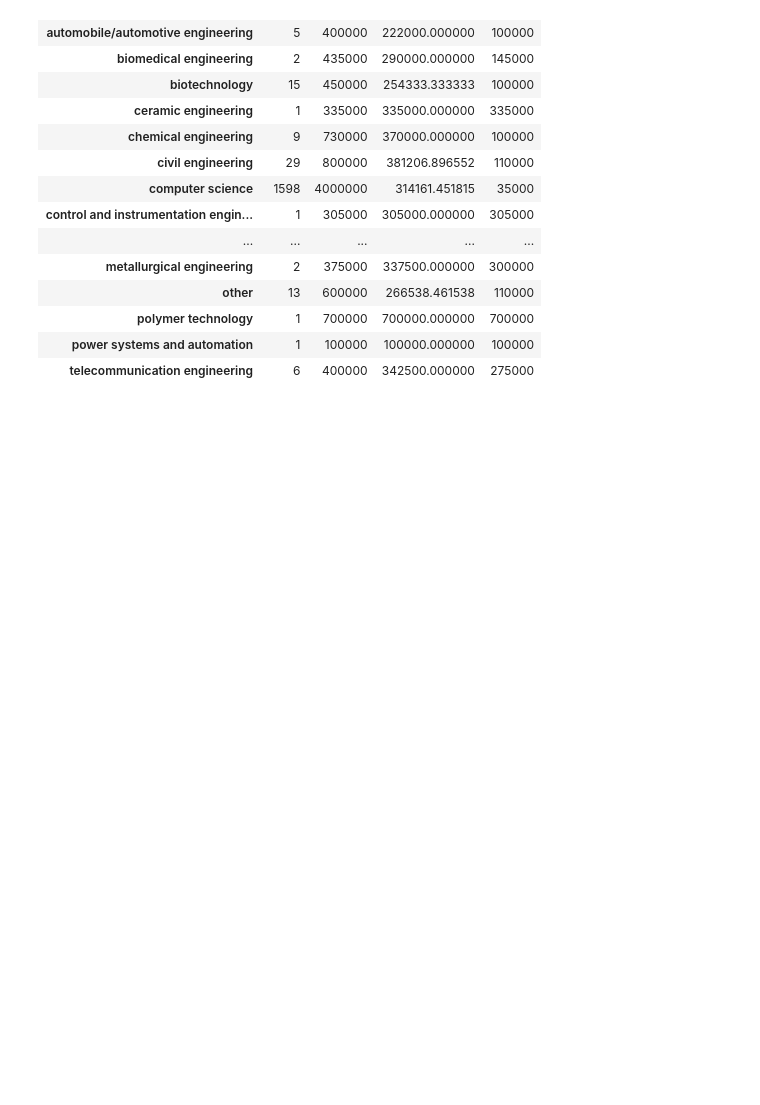
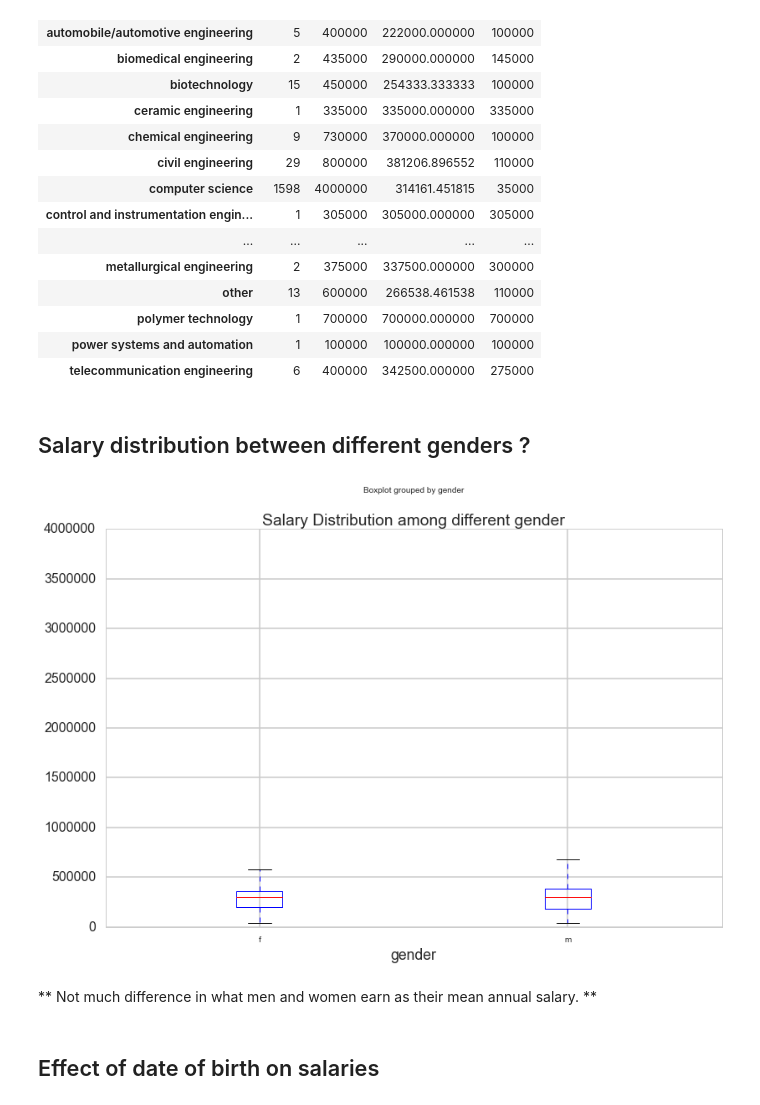
Before and after one commit to numb3r33/CoDS2016, a Jupyter notebook: CODS2016.ipynb, the cells around one changed output. Cells and saved outputs as stored; diff of their text form; code cells hidden in the pictures; blank space fills up the shorter version.

Commit message:
Explore relationship among other fields.

```diff
--- a/CODS2016.ipynb
+++ b/CODS2016.ipynb
@@ -319,3 +319,14 @@ specialization_stats_unstack
 | polymer technology | 1 | 700000 | 700000.000000 | 700000 |
 | power systems and automation | 1 | 100000 | 100000.000000 | 100000 |
 | telecommunication engineering | 6 | 400000 | 342500.000000 | 275000 |
+# %% [markdown]
+## Salary distribution between different genders ?
+# %%
+train.boxplot(column='salary', by='gender')
+plt.title('Salary Distribution among different gender');
+# %% [output]
+[figure, added]
+# %% [markdown]
+** Not much difference in what men and women earn as their mean annual salary. **
+# %% [markdown]
+## Effect of date of birth on salaries
```
Also changed, not shown: parts of 13 cells of this notebook.
